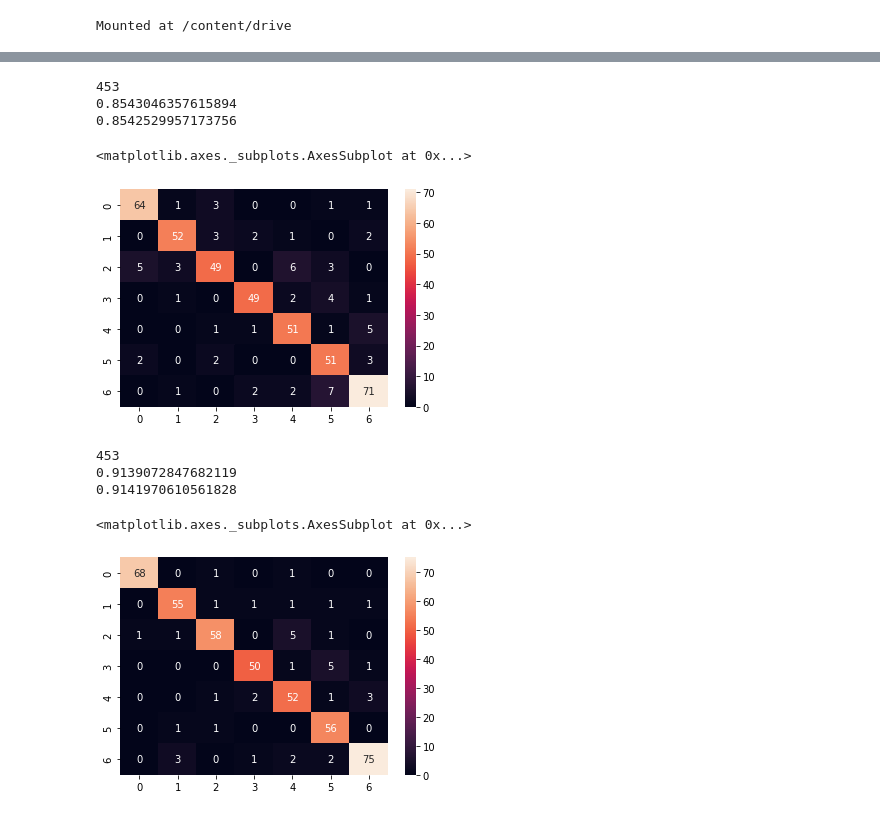
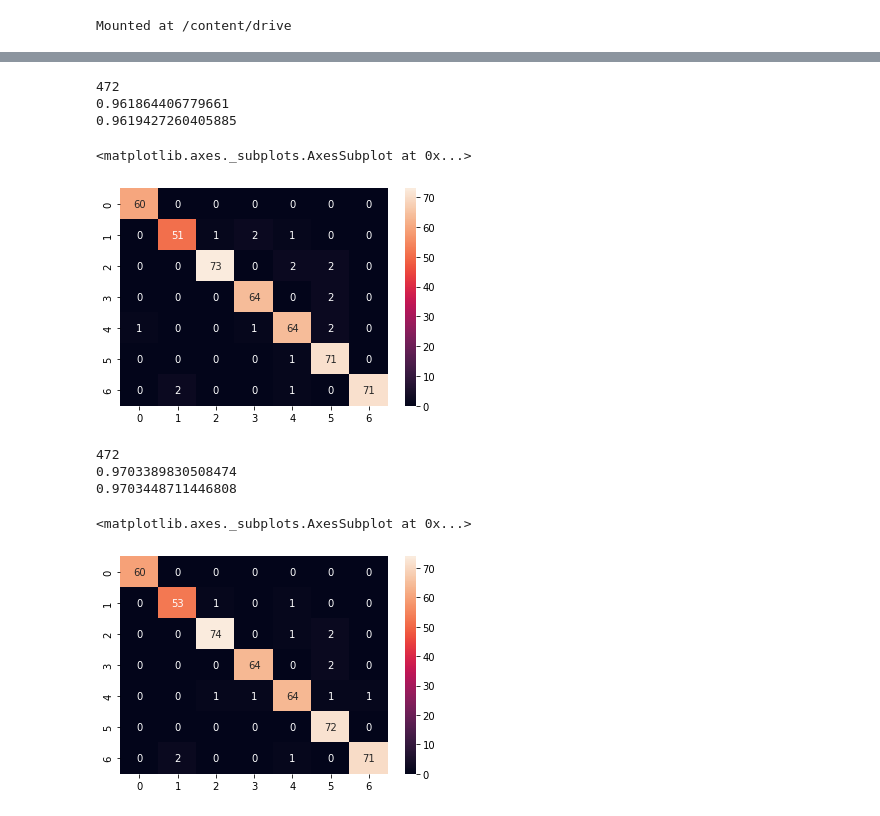
Before and after one commit to Karthick47v2/speech-emotion-classifier, a Jupyter notebook: train.ipynb, the cells around one changed output, grey strips where cells are left out. Drawn from its saved outputs; the diff is of its cells as text; code cells hidden in the pictures.

```diff
--- a/train.ipynb
+++ b/train.ipynb
@@ -130,14 +130,13 @@ plt.show()
 # %%
 # test
-model1 = keras.models.load_model('mel-model1')
-model2 = keras.models.load_model('mel-model2')
+mel_model = keras.models.load_model('mel_2048')
 
-x_train, x_test, y_train, y_test = train_test_split(X_mel, y_encoded, random_state=42, test_size=0.2)
-x_test, x_MEL_test, y_test, y_MEL_test = train_test_split(x_test, y_test, random_state=42, test_size=0.25)
+x_train, x_test, y_train, y_test = train_test_split(X_mel, y_encoded, random_state=42, test_size=0.1)
+x_test, x_MEL_test, y_test, y_MEL_test = train_test_split(x_test, y_test, random_state=42, test_size=0.5)
 # %%
-y_preds = model1.predict(x_T_test)
+y_preds = mel_model.predict(x_MEL_test)
 y_hat = np.argmax(y_preds, axis=1)
-y_true = np.argmax(y_T_test, axis=1)
+y_true = np.argmax(y_MEL_test, axis=1)
 
 cm = confusion_matrix(y_true, y_hat)
 
@@ -179,14 +158,12 @@ Archive:  model4.zip
 # %%
-# test
-m_model1 = keras.models.load_model('mfcc-model1')
-m_model2 = keras.models.load_model('mfcc-model2')
+mfcc_model = keras.models.load_model('mfcc_2048')
 
-x_train, x_test, y_train, y_test = train_test_split(X_mfcc, y_encoded, random_state=42, test_size=0.2)
-x_test, x_MFCC_test, y_test, y_MFCC_test = train_test_split(x_test, y_test, random_state=42, test_size=0.25)
+x_train, x_test, y_train, y_test = train_test_split(X_mfcc, y_encoded, random_state=42, test_size=0.1)
+x_test, x_MFCC_test, y_test, y_MFCC_test = train_test_split(x_test, y_test, random_state=42, test_size=0.5)
 # %%
-y_preds = m_model1.predict(x_T_test)
+y_preds = mfcc_model.predict(x_MFCC_test)
 y_hat = np.argmax(y_preds, axis=1)
-y_true = np.argmax(y_T_test, axis=1)
+y_true = np.argmax(y_MFCC_test, axis=1)
 
 cm = confusion_matrix(y_true, y_hat)
 
@@ -200,32 +177,32 @@ print(sum / len(y_preds))
 print(f1_score(y_true, y_hat, average='weighted'))
 sns.heatmap(cm, annot=True)
 # %% [output]
-453
-0.8543046357615894
-0.8542529957173756
+472
+0.961864406779661
+0.9619427260405885
 <matplotlib.axes._subplots.AxesSubplot at 0x...>
-[figure, old version]
+[figure, new version]
 # %%
-y1_preds = m_model1.predict(x_MFCC_test)
-y2_preds = model1.predict(x_MEL_test)
-y_preds = y1_preds + y2_preds
+y1_preds = mfcc_model.predict(x_MFCC_test)
+y2_preds = mel_model.predict(x_MEL_test)
+y_preds = y1_preds * 0.7 + y2_preds * 0.3
 y_hat = np.argmax(y_preds, axis=1)
 y_true = np.argmax(y_T_test, axis=1)
 
 cm = confusion_matrix(y_true, y_hat)
 
 sum = 0
 
 for i in range(cm.shape[0]):
   sum += cm[i,i]
 
 print(len(y_preds))
 print(sum / len(y_preds))
 print(f1_score(y_true, y_hat, average='weighted'))
 sns.heatmap(cm, annot=True)
 # %% [output]
-453
-0.9139072847682119
-0.9141970610561828
+472
+0.9703389830508474
+0.9703448711446808
 <matplotlib.axes._subplots.AxesSubplot at 0x...>
-[figure, old version]
+[figure, new version]
```
Also changed, not shown: parts of 4 cells of this notebook.
